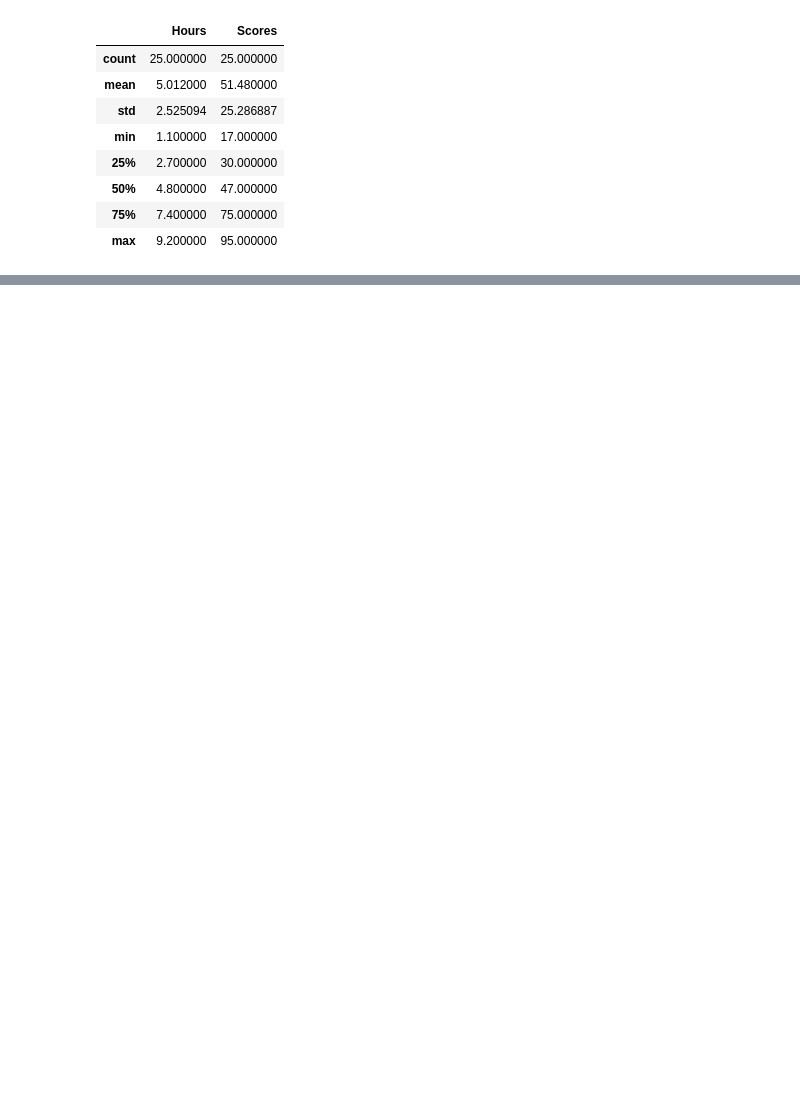
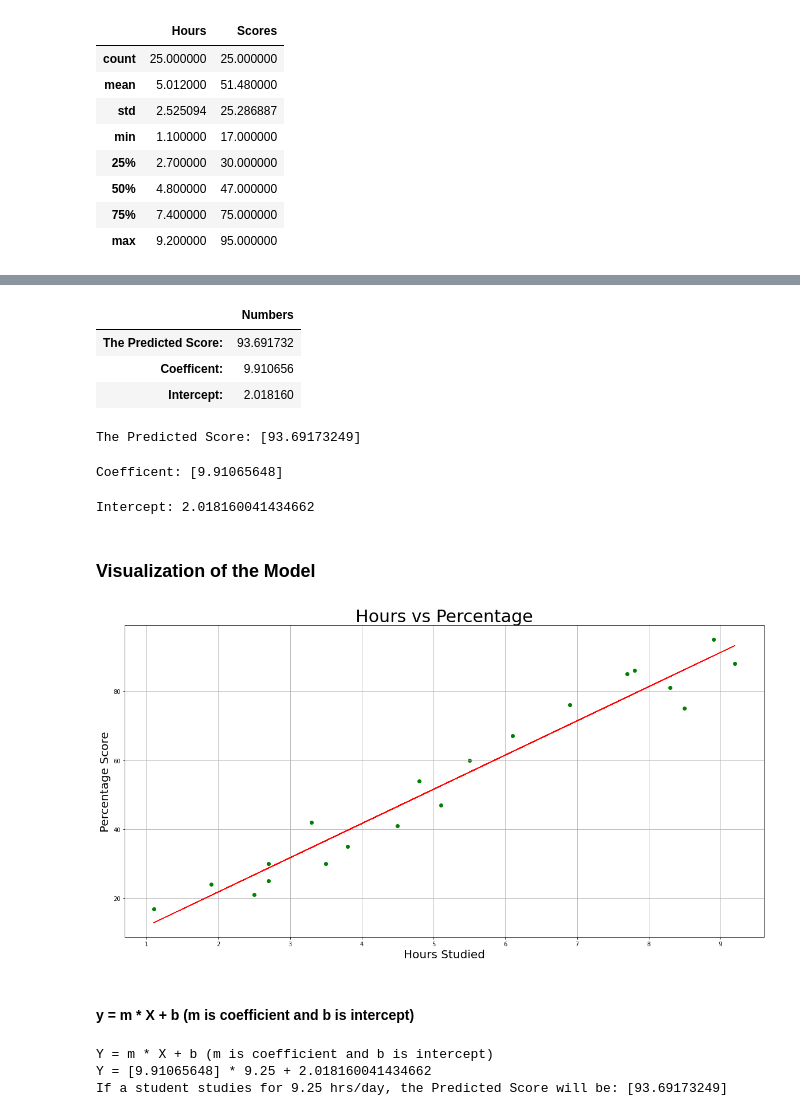
Before and after one commit to aficici/Data_Scientist_GRIP_Sparks, a Jupyter notebook: Task 1- Prediction using Supervised ML.ipynb, the cells around one changed output, grey strips where cells are left out. Cells and saved outputs as stored; diff of their text form; code cells hidden in the pictures; blank space fills up the shorter version.

```diff
--- a/Task 1- Prediction using Supervised ML.ipynb
+++ b/Task 1- Prediction using Supervised ML.ipynb
@@ -151,0 +110,3 @@ reg.intercept_
+# %%
+X = df.iloc[:,:-1].values
+Y = df.iloc[:,1].values
@@ -151,0 +138,3 @@ reg.intercept_
+# %%
+from sklearn.model_selection import train_test_split
+X_train, X_test, Y_train, Y_test = train_test_split(X,Y,test_size=0.2, random_state=0)
@@ -151,0 +181,4 @@ reg.intercept_
+# %%
+# Create linear regression object
+reg = LinearRegression()
+reg.fit(X_train, Y_train)
@@ -151,0 +189,46 @@ reg.intercept_
+# %%
+y_mx_b = pd.DataFrame({"The Predicted Score:": reg.predict([[9.25]]),
+'Coefficent:': reg.coef_,
+'Intercept:': reg.intercept_}).T.rename(columns={0: "Numbers"})
+y_mx_b
+# %% [output]
+|  | Numbers |
+| The Predicted Score: | 93.691732 |
+| Coefficent: | 9.910656 |
+| Intercept: | 2.018160 |
+# %%
+print("The Predicted Score:", reg.predict([[9.25]]))
+# %% [output]
+The Predicted Score: [93.69173249]
+# %%
+print('Coefficent:', reg.coef_)
+# %% [output]
+Coefficent: [9.91065648]
+# %%
+print('Intercept:', reg.intercept_)
+# %% [output]
+Intercept: 2.018160041434662
+# %% [markdown]
+### Visualization of the Model
+# %%
+line = reg.coef_ * X + reg.intercept_
+plt.figure(figsize=(20,10))
+plt.scatter(X_train, Y_train, color = 'green')
+plt.plot(X, line, color = 'red')
+plt.title('Hours vs Percentage', fontsize = 30)
+plt.xlabel('Hours Studied', fontsize = 20)
+plt.ylabel('Percentage Score', fontsize = 20)
+plt.grid()
+plt.show()
+# %% [output]
+[figure, added]
+# %% [markdown]
+#### y = m * X + b (m is coefficient and b is intercept)
+# %%
+print('Y = m * X + b (m is coefficient and b is intercept)')
+print(f'Y = {reg.coef_} * 9.25 + {reg.intercept_}')
+print("If a student studies for 9.25 hrs/day, the Predicted Score will be:", reg.coef_ * 9.25 + reg.intercept_)
+# %% [output]
+Y = m * X + b (m is coefficient and b is intercept)
+Y = [9.91065648] * 9.25 + 2.018160041434662
+If a student studies for 9.25 hrs/day, the Predicted Score will be: [93.69173249]
```
Also changed, not shown: parts of 46 cells of this notebook.
